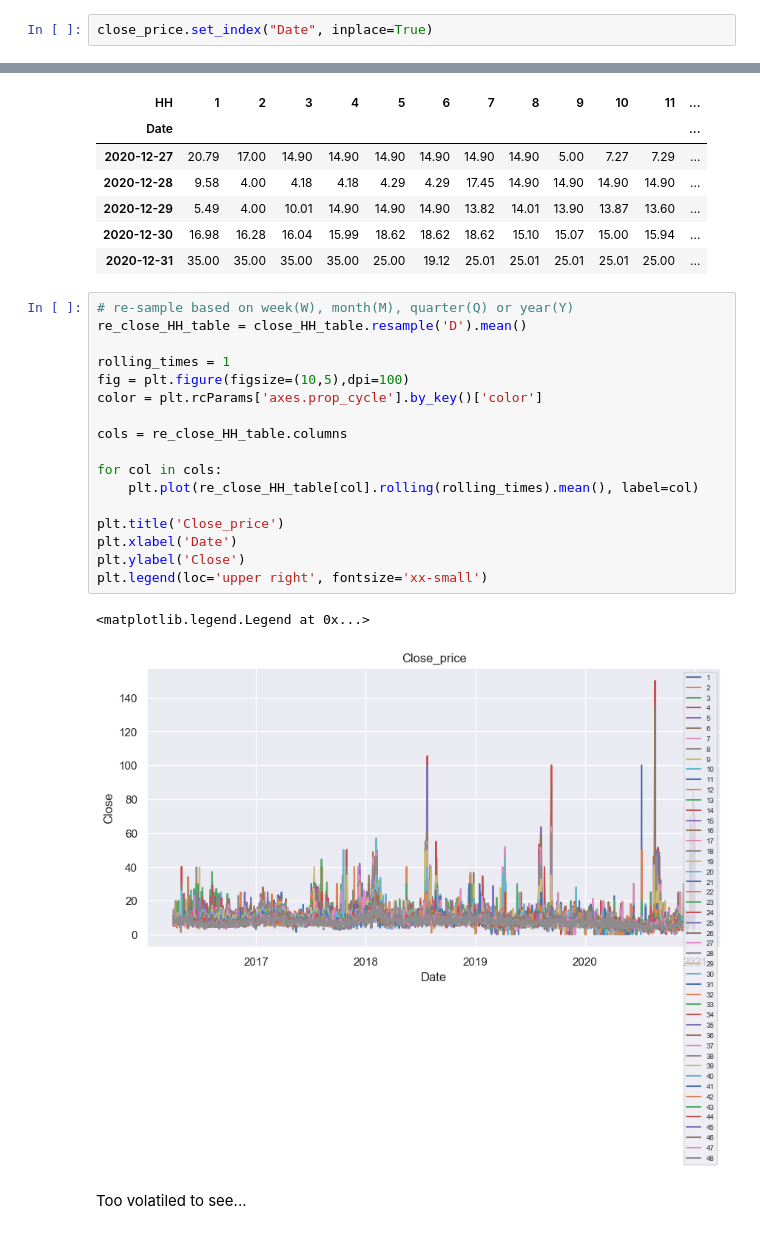
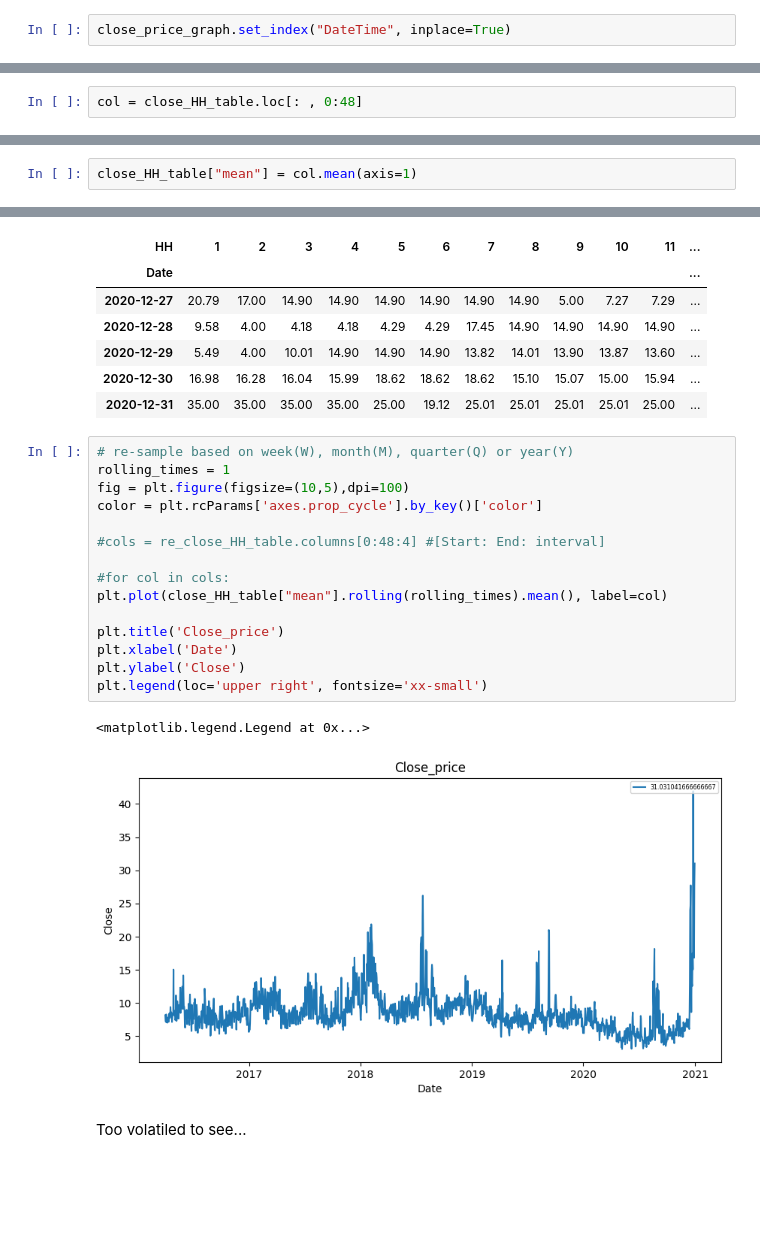
Before and after one commit to ken-datascience/master_thesis, a Jupyter notebook: Data Analysis for Master Thesis.ipynb, the cells around one changed output, grey strips where cells are left out. Drawn from its saved outputs; the diff is of its cells as text; blank space fills up the shorter version.

```diff
--- a/Data Analysis for Master Thesis.ipynb
+++ b/Data Analysis for Master Thesis.ipynb
@@ -219,5 +273,5 @@ dtype: int64
 # %%
-close_price.set_index("Date", inplace=True)
+close_price_graph.set_index("DateTime", inplace=True)
 # %%
 # Simple plot
 fig, ax = plt.subplots(1, figsize=plt.figaspect(.25))
@@ -231,3 +419,5 @@ Why is there blank on the graph from 12500 and 15000??
 close_price.reset_index(inplace=True)
 # %%
 close_HH_table = pd.DataFrame(close_price.pivot(index='Date', columns='HH', values='Close'))
+# %%
+col = close_HH_table.loc[: , 0:48]
@@ -234,3 +434,5 @@ close_HH_table = pd.DataFrame(close_price.pivot(index='Date', columns='HH', valu
+# %%
+close_HH_table["mean"] = col.mean(axis=1)
 # %%
 close_HH_table.tail()
 # %% [output]
@@ -243,23 +445,21 @@ close_HH_table.tail()
 | 2020-12-31 | 35.00 | 35.00 | 35.00 | 35.00 | 25.00 | 19.12 | 25.01 | 25.01 | 25.01 | 25.01 | 25.00 | ... |
 # %%
 # re-sample based on week(W), month(M), quarter(Q) or year(Y)
-re_close_HH_table = close_HH_table.resample('D').mean()
-
 rolling_times = 1
 fig = plt.figure(figsize=(10,5),dpi=100)
 color = plt.rcParams['axes.prop_cycle'].by_key()['color']
 
-cols = re_close_HH_table.columns
+#cols = re_close_HH_table.columns[0:48:4] #[Start: End: interval]
 
-for col in cols:
-    plt.plot(re_close_HH_table[col].rolling(rolling_times).mean(), label=col)
+#for col in cols:
+plt.plot(close_HH_table["mean"].rolling(rolling_times).mean(), label=col)
 
 plt.title('Close_price')
 plt.xlabel('Date')
 plt.ylabel('Close')
 plt.legend(loc='upper right', fontsize='xx-small')
 # %% [output]
 <matplotlib.legend.Legend at 0x...>
-[figure, old version]
+[figure, new version]
 # %% [markdown]
 Too volatiled to see...
```
Also changed, not shown: parts of 55 cells of this notebook, 1 other file.
